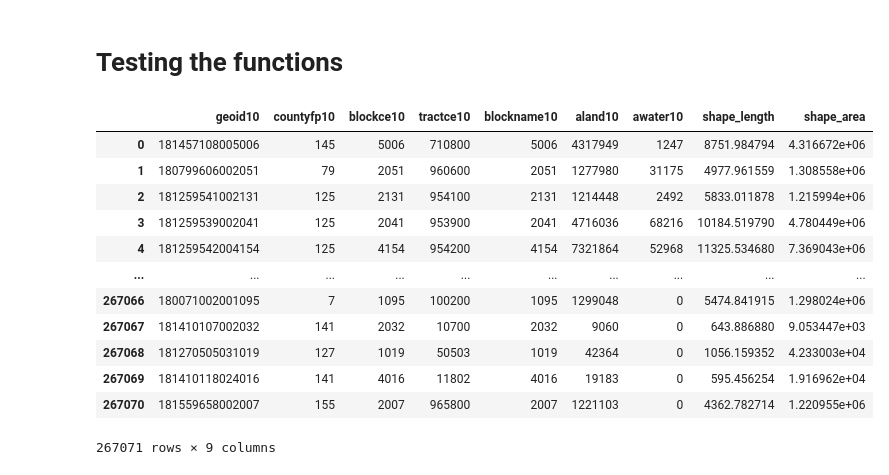
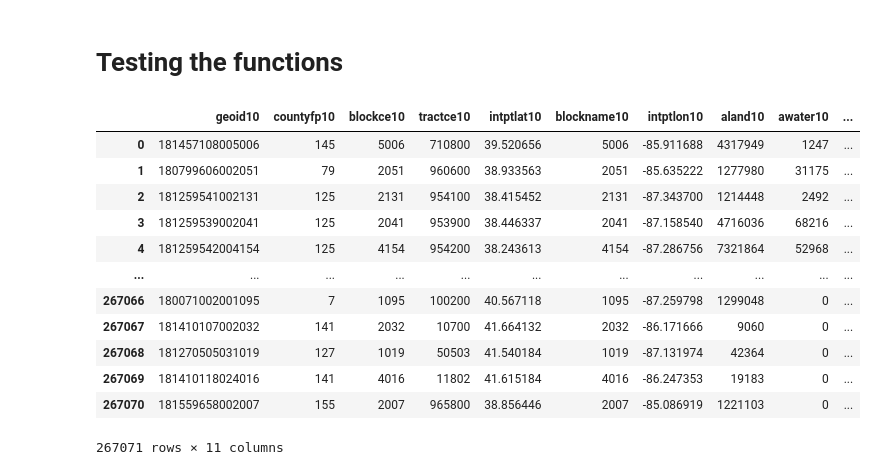
Before and after one commit to aaron-mv-moore/indy-action-time, a Jupyter notebook: 00_working_prepare_census.ipynb, the cells around one changed output. Cells and saved outputs as stored; diff of their text form; code cells hidden in the pictures.

Commit message:
Update clean data and functions - incl latlng

```diff
--- a/00_working_prepare_census.ipynb
+++ b/00_working_prepare_census.ipynb
@@ -123,7 +123,7 @@ def get_clean_gdf10():
     gdf10, gdf20 = get_census_data()
 
     # drop columns
-    cols_to_drop = ['fid', 'uace10', 'uatype', 'statefp10', 'ur10','funcstat10','mtfcc10','intptlon10','intptlat10']
+    cols_to_drop = ['fid', 'uace10', 'uatype', 'statefp10', 'ur10','funcstat10','mtfcc10']
     gdf10.drop(cols_to_drop, axis=1, inplace=True)
 
     # strip unecesasry values and change feature name
@@ -233,21 +233,21 @@ from pathlib import Path
 # getting raw data
 gdf10, gdf20 = get_census_data()
 # %%
-get_clean_gdf10(gdf10)
+get_clean_gdf10()
 # %% [output]
-|  | geoid10 | countyfp10 | blockce10 | tractce10 | blockname10 | aland10 | awater10 | shape_length | shape_area |
-| 0 | 181457108005006 | 145 | 5006 | 710800 | 5006 | 4317949 | 1247 | 8751.984794 | 4.316672e+06 |
-| 1 | 180799606002051 | 79 | 2051 | 960600 | 2051 | 1277980 | 31175 | 4977.961559 | 1.308558e+06 |
-| 2 | 181259541002131 | 125 | 2131 | 954100 | 2131 | 1214448 | 2492 | 5833.011878 | 1.215994e+06 |
-| 3 | 181259539002041 | 125 | 2041 | 953900 | 2041 | 4716036 | 68216 | 10184.519790 | 4.780449e+06 |
-| 4 | 181259542004154 | 125 | 4154 | 954200 | 4154 | 7321864 | 52968 | 11325.534680 | 7.369043e+06 |
-| ... | ... | ... | ... | ... | ... | ... | ... | ... | ... |
-| 267066 | 180071002001095 | 7 | 1095 | 100200 | 1095 | 1299048 | 0 | 5474.841915 | 1.298024e+06 |
-| 267067 | 181410107002032 | 141 | 2032 | 10700 | 2032 | 9060 | 0 | 643.886880 | 9.053447e+03 |
-| 267068 | 181270505031019 | 127 | 1019 | 50503 | 1019 | 42364 | 0 | 1056.159352 | 4.233003e+04 |
-| 267069 | 181410118024016 | 141 | 4016 | 11802 | 4016 | 19183 | 0 | 595.456254 | 1.916962e+04 |
-| 267070 | 181559658002007 | 155 | 2007 | 965800 | 2007 | 1221103 | 0 | 4362.782714 | 1.220955e+06 |
+|  | geoid10 | countyfp10 | blockce10 | tractce10 | intptlat10 | blockname10 | intptlon10 | aland10 | awater10 | ... |
+| 0 | 181457108005006 | 145 | 5006 | 710800 | 39.520656 | 5006 | -85.911688 | 4317949 | 1247 | ... |
+| 1 | 180799606002051 | 79 | 2051 | 960600 | 38.933563 | 2051 | -85.635222 | 1277980 | 31175 | ... |
+| 2 | 181259541002131 | 125 | 2131 | 954100 | 38.415452 | 2131 | -87.343700 | 1214448 | 2492 | ... |
+| 3 | 181259539002041 | 125 | 2041 | 953900 | 38.446337 | 2041 | -87.158540 | 4716036 | 68216 | ... |
+| 4 | 181259542004154 | 125 | 4154 | 954200 | 38.243613 | 4154 | -87.286756 | 7321864 | 52968 | ... |
+| ... | ... | ... | ... | ... | ... | ... | ... | ... | ... | ... |
+| 267066 | 180071002001095 | 7 | 1095 | 100200 | 40.567118 | 1095 | -87.259798 | 1299048 | 0 | ... |
+| 267067 | 181410107002032 | 141 | 2032 | 10700 | 41.664132 | 2032 | -86.171666 | 9060 | 0 | ... |
+| 267068 | 181270505031019 | 127 | 1019 | 50503 | 41.540184 | 1019 | -87.131974 | 42364 | 0 | ... |
+| 267069 | 181410118024016 | 141 | 4016 | 11802 | 41.615184 | 4016 | -86.247353 | 19183 | 0 | ... |
+| 267070 | 181559658002007 | 155 | 2007 | 965800 | 38.856446 | 2007 | -85.086919 | 1221103 | 0 | ... |
-267071 rows × 9 columns
+267071 rows × 11 columns
 # %%
 get_clean_gdf20()
 # %% [output]
```
Also changed, not shown: parts of 1 cell of this notebook, 3 other files.
